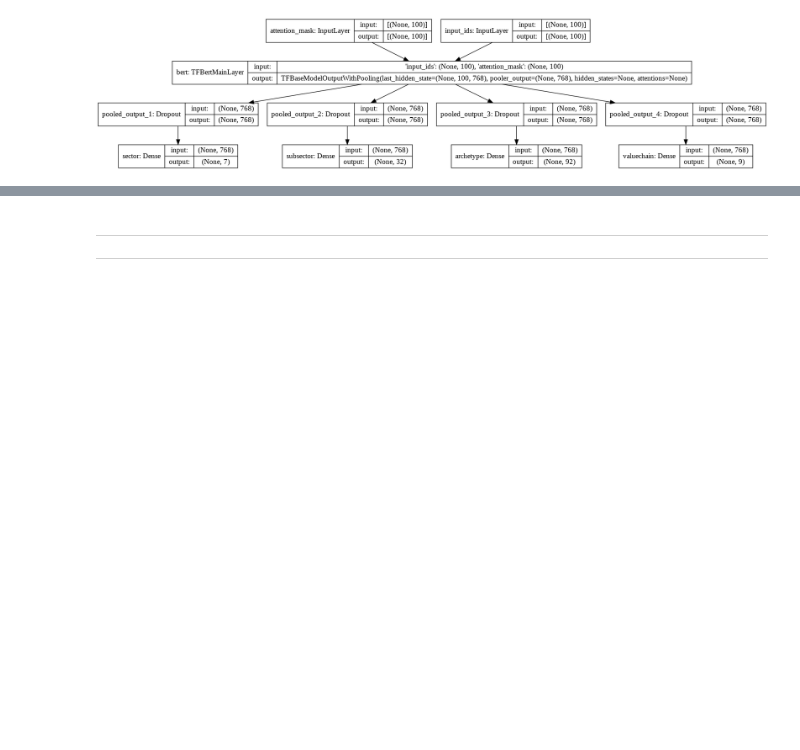
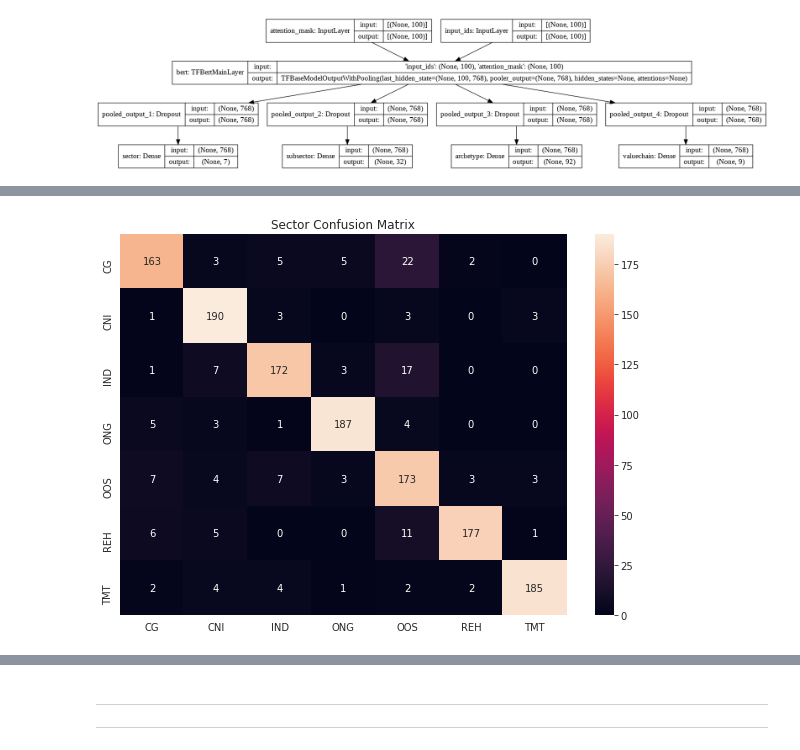
Before and after one commit to ngzhankang/finalYearProjectUOB, a Jupyter notebook: training/NLP_BERT.ipynb, the cells around one changed output, grey strips where cells are left out. Cells and saved outputs as stored; diff of their text form; code cells hidden in the pictures; blank space fills up the shorter version.

```diff
--- a/training/NLP_BERT.ipynb
+++ b/training/NLP_BERT.ipynb
@@ -1021,0 +985,87 @@ plt.tight_layout()
+# %%
+# custom metric analysis
+y_test_multi = [one_hot(np.array(list(df_test_rand['list_tag']))[:, i], tag_counts[i]) for i in range(4)]
+y_actual = np.array(df_test_rand['list_tag'].to_list())
+
+# obtain predictions
+y_pred = model.predict({'input_ids': X_test['input_ids'], 'attention_mask': X_test['attention_mask']})
+
+# process predictions
+processed = []
+for label in y_pred:
+    temp = []
+    # turn all softmax preds to numbers
+    for row in label:
+        temp.append(np.argmax(row))
+
+    processed.append(np.array(temp))
+
+# convert processed preds to correct format
+y_pred = np.array(processed).T
+
+# do analysis
+# format: [correctly predicted, sec and sub predicted correctly, false negative, false positive]
+sector_metrics = {i : [0, 0, 0, 0] for i in range(tag_counts[0])}
+subsector_metrics = {i : [0, 0, 0, 0] for i in range(tag_counts[1])}
+for i, row in enumerate(y_pred):
+    flag = 0
+    # check sector
+    if row[0] == y_actual[i][0]:
+        sector_metrics[row[0]][0] += 1
+        flag += 1
+    else:
+        sector_metrics[row[0]][3] += 1
+        sector_metrics[y_actual[i][0]][2] += 1
+
+    # check subsector
+    if row[1] == y_actual[i][1]:
+        subsector_metrics[row[1]][0] += 1
+        flag += 1
+    else:
+        subsector_metrics[row[1]][3] += 1
+        subsector_metrics[y_actual[i][1]][2] += 1
+
+    if flag == 2:
+        sector_metrics[row[0]][1] += 1
+        subsector_metrics[row[1]][1] += 1
+
+# print out stats
+print(f'Label\t\t\t\t\tAccuracy\tCorrect Rows\t% Correct Rows\tPrecision\tRecall')
+for sec_label, sec_metrics in sector_metrics.items():
+    # generate list of subsectors under a sector
+    sub_unique, sub_counts = np.unique(y_actual[y_actual[:, 0] == sec_label][:, 1], return_counts=True)
+    sec_subsector = dict(zip(sub_unique, sub_counts))
+
+    # print sector stats
+    print('-'*110)
+    print(f'{sector[sec_label]:<40.39}{sec_metrics[0] / 200:<16.1%}{sec_metrics[1]:<16}{sec_metrics[1] / 200:<16.1%}{sec_metrics[0] / (sec_metrics[0] + sec_metrics[3]):<16.3f}{sec_metrics[0] / (sec_metrics[0] + sec_metrics[2]):<6.3f}')
+
+    for sub_label, sub_count in sec_subsector.items():
+        sub_metrics = subsector_metrics[sub_label]
+
+        # catch divide-by-zero errors
+        try:
+            sub_acc = sub_metrics[0] / sub_count
+            sub_corr = sub_metrics[1] / 200
+            sub_pre = sub_metrics[0] / (sub_metrics[0] + sub_metrics[3])
+            sub_rec = sub_metrics[0] / (sub_metrics[0] + sub_metrics[2])
+        except ZeroDivisionError:
+            sub_pre = sub_rec = sub_corr = sub_acc = 0
+
+
+        print(f'> {subsector[sub_label]:<38.37}{sub_acc:<16.2%}{sub_metrics[1]:<16}{sub_corr:<16.1%}{sub_pre:<16.3f}{sub_rec:<6.3f}')
+
+# sector confusion matrix
+df_sector_cm = pd.DataFrame(tf.math.confusion_matrix(y_actual[:, 0], y_pred[:, 0]).numpy(), index=sector, columns=sector)
+
+plt.figure(1, figsize=(10, 7))
+plt.title('Sector Confusion Matrix')
+sns.heatmap(df_sector_cm, annot=True, fmt='d')
+
+# subsector confusion matrix
+df_subsector_cm = pd.DataFrame(tf.math.confusion_matrix(y_actual[:, 1], y_pred[:, 1]).numpy(), index=subsector, columns=subsector)
+
+plt.figure(2, figsize=(20, 14))
+plt.title('Subsector Confusion Matrix')
+sns.heatmap(df_subsector_cm, annot=True, fmt='d')
+# %% [output]
@@ -1021,0 +1090 @@ plt.tight_layout()
+[figure, added]
```
Also changed, not shown: parts of 36 cells of this notebook.
